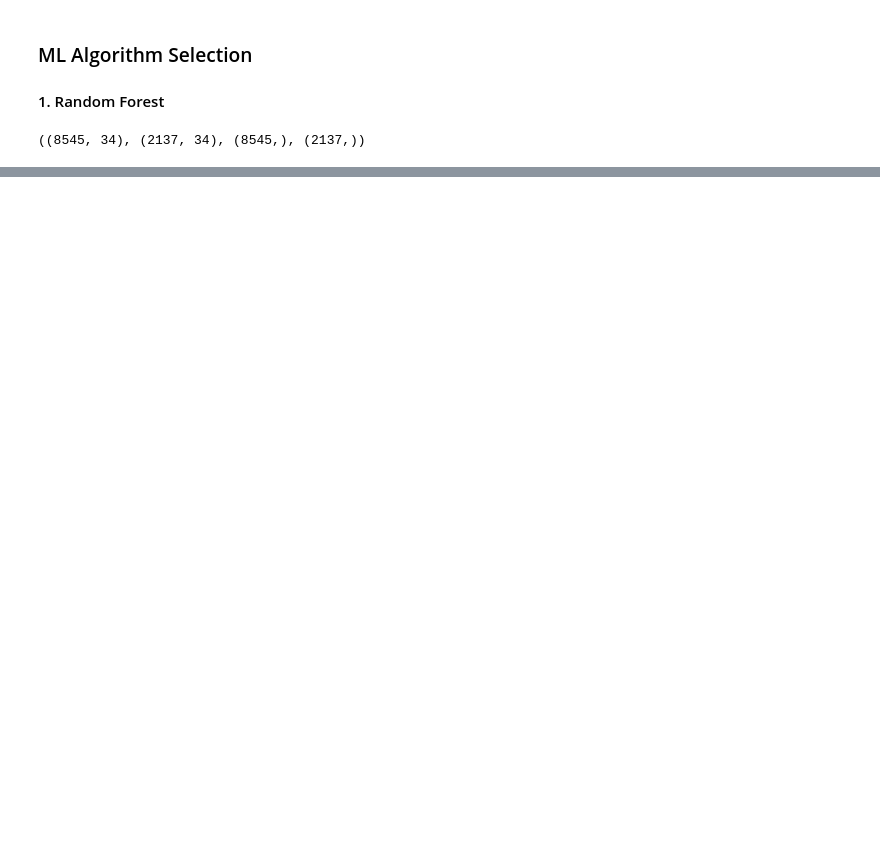
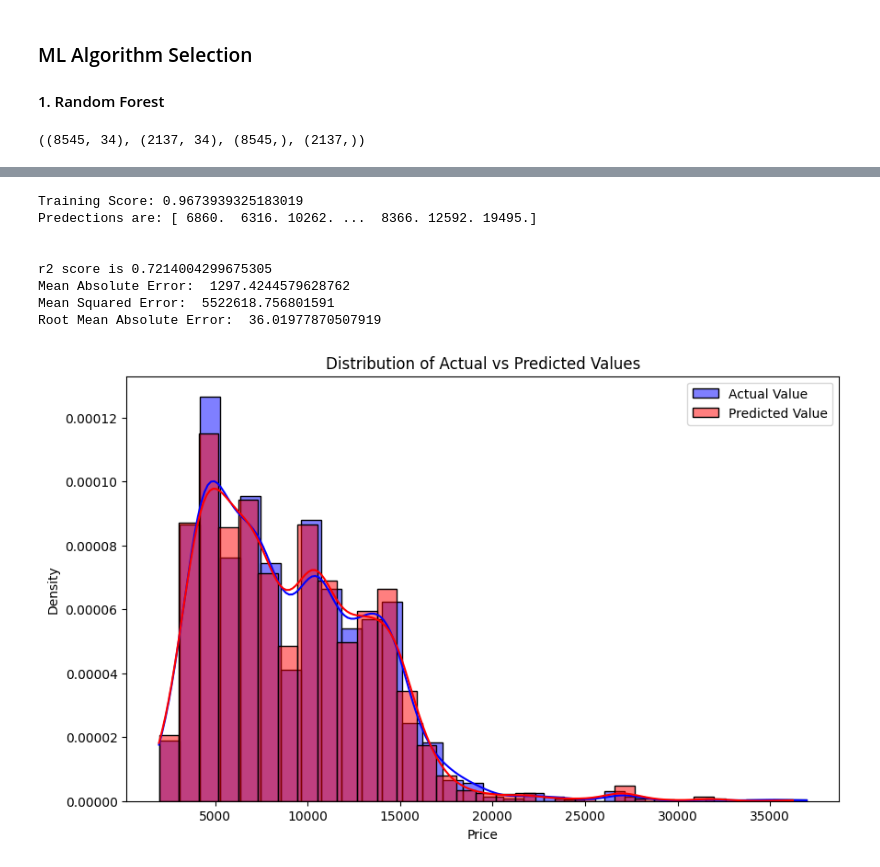
Before and after one commit to Abisheklimbu/Machine_Learning_Project, a Jupyter notebook: Predict_Fare_of_Airlines_Tickets/airlines_ticket.ipynb, the cells around one changed output, grey strips where cells are left out. Cells and saved outputs as stored; diff of their text form; code cells hidden in the pictures; blank space fills up the shorter version.

```diff
--- a/Predict_Fare_of_Airlines_Tickets/airlines_ticket.ipynb
+++ b/Predict_Fare_of_Airlines_Tickets/airlines_ticket.ipynb
@@ -632,0 +654,12 @@ Root Mean Absolute Error:  33.82107428126338
+# %%
+predict(DecisionTreeRegressor(),0)
+# %% [output]
+Training Score: 0.9673939325183019
+Predections are: [ 6860.  6316. 10262. ...  8366. 12592. 19495.]
+
+
+r2 score is 0.7214004299675305
+Mean Absolute Error:  1297.4244579628762
+Mean Squared Error:  5522618.756801591
+Root Mean Absolute Error:  36.01977870507919
+[figure, added]
```
Also changed, not shown: parts of 9 cells of this notebook.
